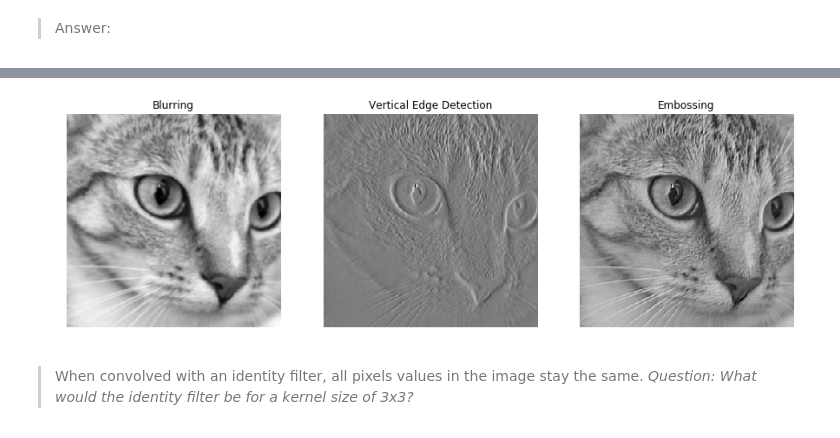
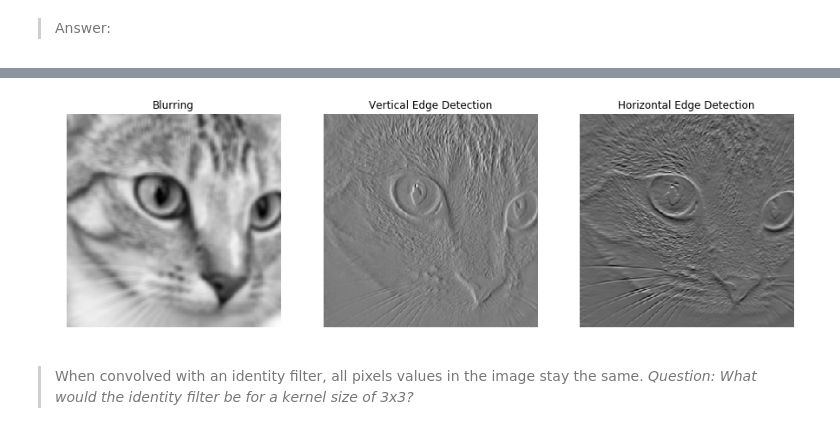
Before and after one commit to nerdslab/HandsOnTech, a Jupyter notebook: HOT_Demo/Hands_on_Tech_Image_Processing.ipynb, the cells around one changed output, grey strips where cells are left out. Cells and saved outputs as stored; diff of their text form; code cells hidden in the pictures.

Commit message:
More blurring, no emboss, zoomed median filtering

```diff
--- a/HOT_Demo/Hands_on_Tech_Image_Processing.ipynb
+++ b/HOT_Demo/Hands_on_Tech_Image_Processing.ipynb
@@ -180,9 +212,7 @@ from scipy.signal import convolve2d
 # Define some basic filters and apply them to the cat image
 
 # Basic blur filter
-fblur = 1/9 * np.array([[1, 1, 1],
-                        [1, 1, 1],
-                        [1, 1, 1]])
+fblur = 1/49 * np.ones((7,7))
 cat_sq_blur = convolve2d(cat_sq, fblur, mode='same', boundary='symm')
 
 # Vertical edge detection filter
@@ -191,33 +221,33 @@ fvedge = np.array([[-1,0,1],
                    [-1,0,1]])
 cat_sq_ve = convolve2d(cat_sq, fvedge, mode='same', boundary='symm')
 
-# Embossing filter
-femboss = np.array([[-2,1,0],
-                    [-1,1,1],
-                    [0,1,2]])
-cat_sq_emboss = convolve2d(cat_sq, femboss, mode='same', boundary='symm')
+# Horizontal filter
+fhedge = np.array([[-1,-2,-1],
+                    [0,0,0],
+                    [1,2,1]])
+cat_sq_he = convolve2d(cat_sq, fhedge, mode='same', boundary='symm')
 # %%
 # Plot the filtered images
 f = plt.figure(1, figsize=(15,5))
 
 plt.subplot(131)
 plt.imshow(cat_sq_blur, cmap='gray')
 plt.title('Blurring')
 plt.axis('off')
 
 plt.subplot(132)
 plt.imshow(cat_sq_ve, cmap='gray')
 plt.title('Vertical Edge Detection')
 plt.axis('off')
 
 plt.subplot(133)
-plt.imshow(cat_sq_emboss,cmap='gray')
-plt.title('Embossing')
+plt.imshow(cat_sq_he,cmap='gray')
+plt.title('Horizontal Edge Detection')
 plt.axis('off')
 
 plt.show()
 # %% [output]
-[figure, old version]
+[figure, new version]
 # %% [markdown]
 >When convolved with an identity filter, all pixels values in the image stay the same. *Question: What would the identity filter be for a kernel size of 3x3?*
 # %% [markdown]
```
Also changed, not shown: parts of 7 cells of this notebook, 1 other file.
